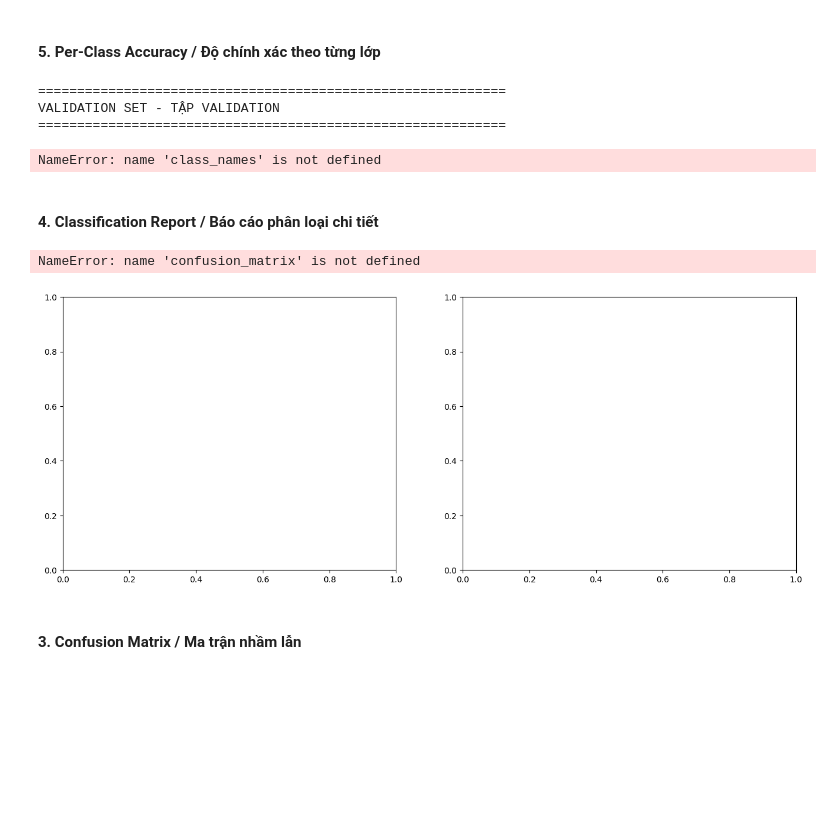
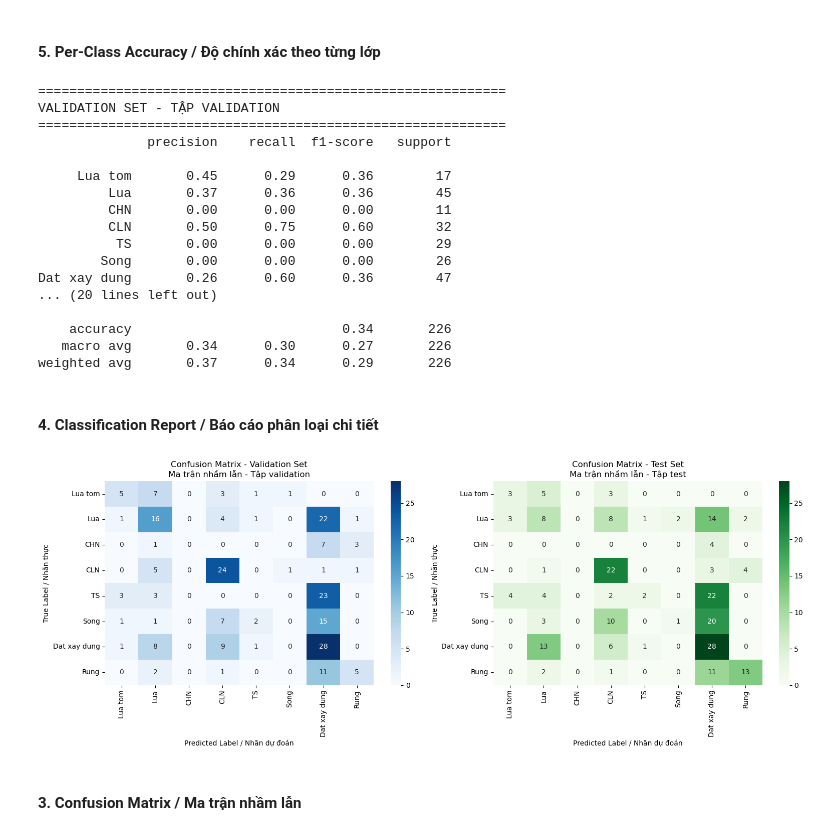
Before and after one commit to victorphan03/CSIROBoeingPhase4-Vietnam, a Jupyter notebook: NDVI_train_sen1_sen2.ipynb, the cells around one changed output. Cells and saved outputs as stored; diff of their text form; code cells hidden in the pictures; blank space fills up the shorter version.

```diff
--- a/NDVI_train_sen1_sen2.ipynb
+++ b/NDVI_train_sen1_sen2.ipynb
@@ -161,7 +164,8 @@ query = {
 We can select the most appropriate CRS projection using the notebook_utils helper function. This function takes into account the data product and spatial location and determines the most common CRS for that region. It generally takes 1-2 seconds to find the most common CRS./ Chúng ta có thể chọn phép chiếu CRS phù hợp nhất ứng dụng hàm trợ giúp notebook_utils. Hàm này xem xét cả về dữ liệu và vị trí không gian, xác định CRS phổ biến nhất cho khu vực quan sát. Thông thường sẽ mất 1-2 giây để tìm CRS phổ biến nhất.
 # %%
 # Most common CRS
-native_crs = notebook_utils.mostcommon_crs(dc, query)
+# In Vietnam region, UTM zone 48N is typical. STAC items from Planetary Computer use EPSG:32648
+native_crs = "EPSG:32648"
 print(f'Most common native CRS: {native_crs}')
 # %% [output]
 Most common native CRS: EPSG:32648
@@ -507,12 +472,18 @@ label_encoder = LabelEncoder()
 labels = train.Hientrang.values
 numeric_labels = label_encoder.fit_transform([label_mapping[label] for label in labels])
 # %%
-X = []
-x_new = []
-lb_new = []
-for k, v in loaded_datasets.items():
-    X.append(v)
-for i in range(len(X)):
-    if X[i] is not None:
-        x_new.append(X[i]["data"])
-        lb_new.append(numeric_labels[i])
+if not os.path.exists(cache_file):
+    X = []
+    x_new = []
+    lb_new = []
+    for k, v in loaded_datasets.items():
+        X.append(v)
+    for i in range(len(X)):
+        if X[i] is not None:
+            x_new.append(X[i]["data"])
+            lb_new.append(numeric_labels[i])
+
+    print("Saving extracted data to cache...")
+    np.savez(cache_file, x_new=x_new, lb_new=lb_new)
+else:
+    print("Data loaded from cache successfully. Ready for training!")
@@ -521,15 +494,22 @@ for i in range(len(X)):
 # %%
 X_train, X_temp, y_train, y_temp= train_test_split(x_new, lb_new, test_size=0.4, random_state=42)
 X_val, X_test, y_val, y_test = train_test_split(X_temp, y_temp, test_size=0.5, random_state=42)
+
+import numpy as np
+X_train = np.array(X_train, dtype=np.float32)
+y_train = np.array(y_train, dtype=np.int32)
+X_val = np.array(X_val, dtype=np.float32)
+y_val = np.array(y_val, dtype=np.int32)
+X_test = np.array(X_test, dtype=np.float32)
+y_test = np.array(y_test, dtype=np.int32)
 # %% [markdown]
 ### Model training pipeline/ huấn luyện mô hình và đánh giá trên tập validate
 # %%
-%%time
 
 # Takes 1-2 minutes to complete
 
 # Tạo RandomForestClassifier mặc định để sử dụng làm mô hình ban đầu trong pipeline
-base_model = RandomForestClassifier(random_state=42, n_jobs=-1)
+base_model = RandomForestClassifier(random_state=42)
 
 # Tạo pipeline
 pipeline = Pipeline([
@@ -541,11 +521,11 @@ pipeline = Pipeline([
 param_grid = {
     'classifier__n_estimators': [100, 300, 500, 700, 1000],
     'classifier__max_depth': [6, 8, 10, 15, 20],
-    'classifier__criterion': ['gini', 'entropy'],
+    'classifier__split_criterion': ['gini', 'entropy'],
 }
 
 # Sử dụng GridSearchCV để tìm bộ tham số tốt nhất
-grid_search = GridSearchCV(pipeline, param_grid, cv=5, scoring='accuracy', n_jobs=-1)
+grid_search = GridSearchCV(pipeline, param_grid, cv=5, scoring='accuracy')
 grid_search.fit(X_train, y_train)
 
 # In ra bộ tham số tốt nhất
@@ -861,7 +876,7 @@ print("="*70)
 # %% [markdown]
 #### 5. Per-Class Accuracy / Độ chính xác theo từng lớp
 # %%
-%%time
+class_names = ['Lua tom', 'Lua', 'CHN', 'CLN', 'TS', 'Song', 'Dat xay dung', 'Rung']
 # Classification report chi tiết
 print("="*60)
 print("VALIDATION SET - TẬP VALIDATION")
@@ -876,35 +891,47 @@ print(classification_report(y_test, y_pred_test, target_names=class_names))
 ============================================================
 VALIDATION SET - TẬP VALIDATION
 ============================================================
+              precision    recall  f1-score   support
+
+     Lua tom       0.45      0.29      0.36        17
+         Lua       0.37      0.36      0.36        45
+         CHN       0.00      0.00      0.00        11
+         CLN       0.50      0.75      0.60        32
+          TS       0.00      0.00      0.00        29
+        Song       0.00      0.00      0.00        26
+Dat xay dung       0.26      0.60      0.36        47
+... (20 lines left out)
+
+    accuracy                           0.34       226
+   macro avg       0.34      0.30      0.27       226
+weighted avg       0.37      0.34      0.29       226
-NameError: name 'class_names' is not defined
 # %% [markdown]
 #### 4. Classification Report / Báo cáo phân loại chi tiết
 # %%
-%%time
+class_names = ['Lua tom', 'Lua', 'CHN', 'CLN', 'TS', 'Song', 'Dat xay dung', 'Rung']
 # Confusion Matrix cho tập validation và test
 fig, axes = plt.subplots(1, 2, figsize=(16, 6))
 
 # Validation confusion matrix
 cm_val = confusion_matrix(y_val, y_pred)
 sns.heatmap(cm_val, annot=True, fmt='d', cmap='Blues',
             xticklabels=class_names, yticklabels=class_names, ax=axes[0])
 axes[0].set_title('Confusion Matrix - Validation Set\nMa trận nhầm lẫn - Tập validation')
 axes[0].set_ylabel('True Label / Nhãn thực')
 axes[0].set_xlabel('Predicted Label / Nhãn dự đoán')
 
 # Test confusion matrix
 cm_test = confusion_matrix(y_test, y_pred_test)
 sns.heatmap(cm_test, annot=True, fmt='d', cmap='Greens',
             xticklabels=class_names, yticklabels=class_names, ax=axes[1])
 axes[1].set_title('Confusion Matrix - Test Set\nMa trận nhầm lẫn - Tập test')
 axes[1].set_ylabel('True Label / Nhãn thực')
 axes[1].set_xlabel('Predicted Label / Nhãn dự đoán')
 
 plt.tight_layout()
 plt.show()
 # %% [output]
-NameError: name 'confusion_matrix' is not defined
-[figure, old version]
+[figure, new version]
 # %% [markdown]
 #### 3. Confusion Matrix / Ma trận nhầm lẫn
 # %%
```
Also changed, not shown: parts of 35 cells of this notebook, 28 other files.
